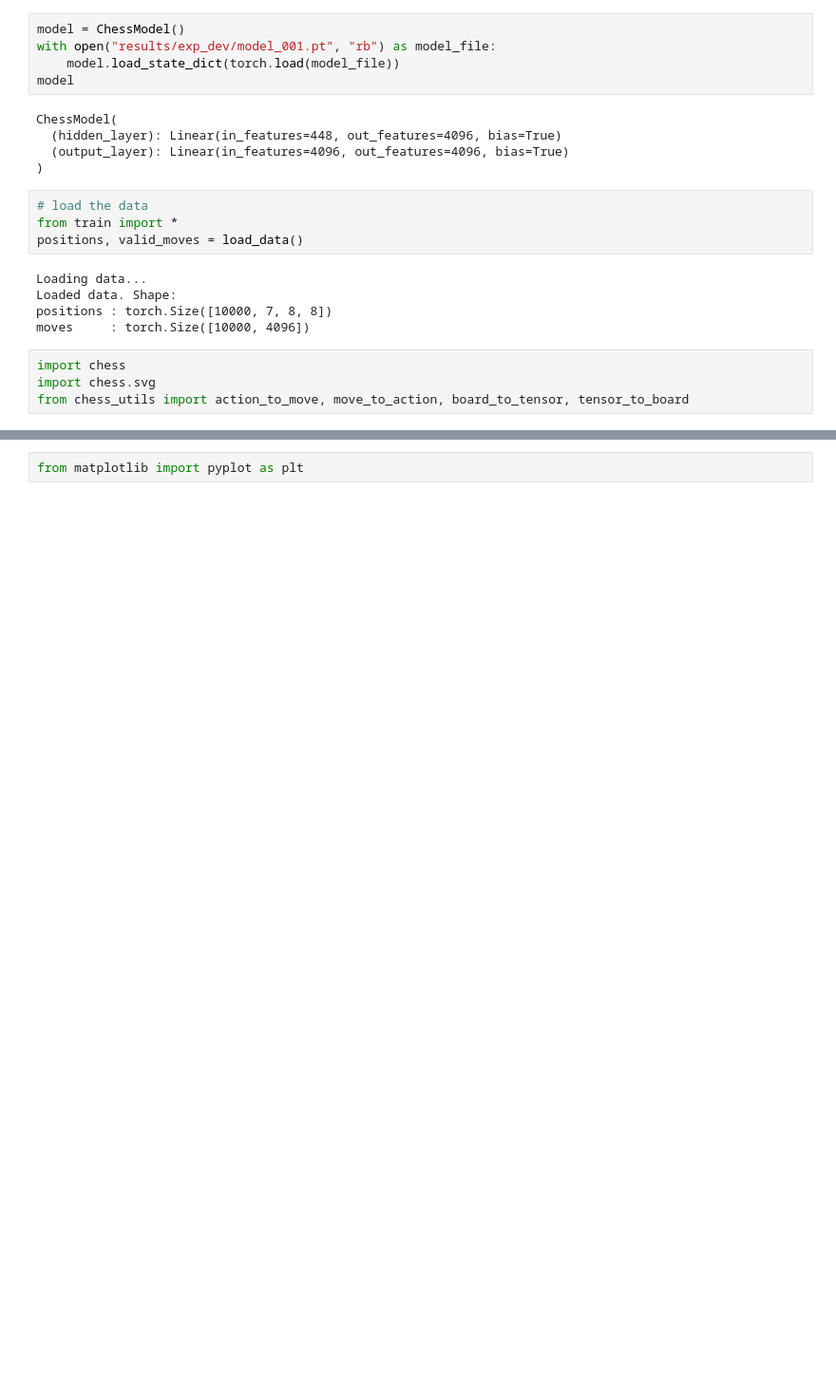
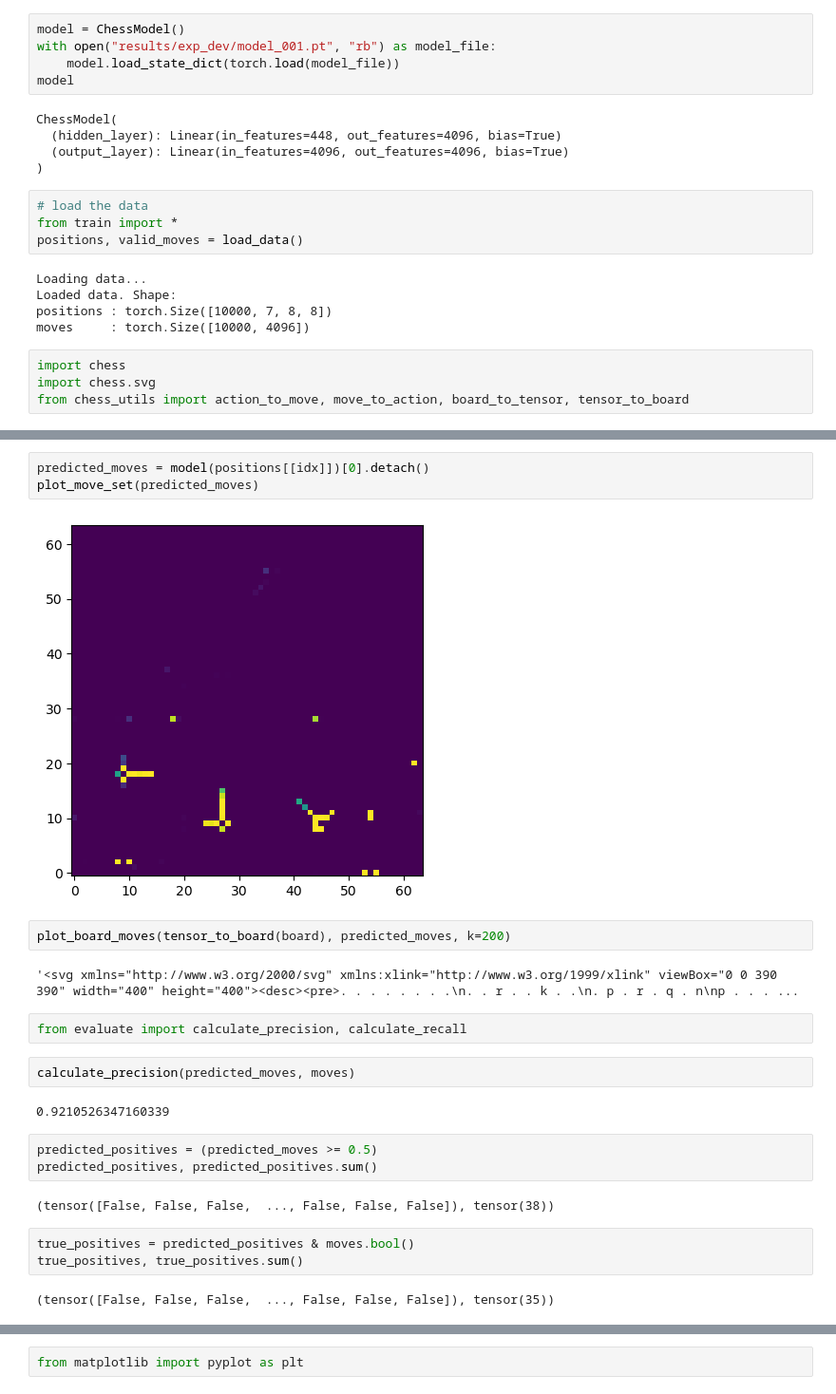
Before and after one commit to krkartikay/chess-sl, a Jupyter notebook: visualizations.ipynb, the cells around one changed output, grey strips where cells are left out. Shown at 95% size. Drawn from its saved outputs; the diff is of its cells as text; blank space fills up the shorter version.

Commit message:
Precision and Recall calculation

```diff
--- a/visualizations.ipynb
+++ b/visualizations.ipynb
@@ -26,0 +40,25 @@ from chess_utils import action_to_move, move_to_action, board_to_tensor, tensor_
+# %%
+predicted_moves = model(positions[[idx]])[0].detach()
+plot_move_set(predicted_moves)
+# %% [output]
+[figure, added]
+# %%
+plot_board_moves(tensor_to_board(board), predicted_moves, k=200)
+# %% [output]
+'<svg xmlns="http://www.w3.org/2000/svg" xmlns:xlink="http://www.w3.org/1999/xlink" viewBox="0 0 390 390" width="400" height="400"><desc><pre>. . . . . . . .\n. . r . . k . .\n. p . r . q . n\np . . . ...
+# %%
+from evaluate import calculate_precision, calculate_recall
+# %%
+calculate_precision(predicted_moves, moves)
+# %% [output]
+0.9210526347160339
+# %%
+predicted_positives = (predicted_moves >= 0.5)
+predicted_positives, predicted_positives.sum()
+# %% [output]
+(tensor([False, False, False,  ..., False, False, False]), tensor(38))
+# %%
+true_positives = predicted_positives & moves.bool()
+true_positives, true_positives.sum()
+# %% [output]
+(tensor([False, False, False,  ..., False, False, False]), tensor(35))
```
Also changed, not shown: parts of 29 cells of this notebook, 3 other files.
